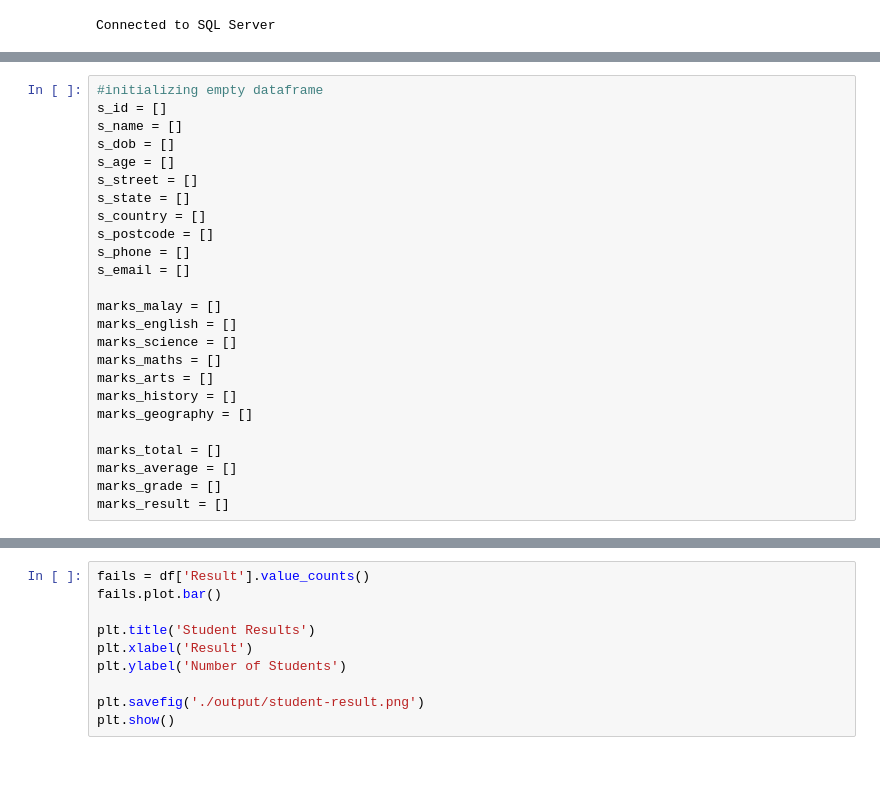
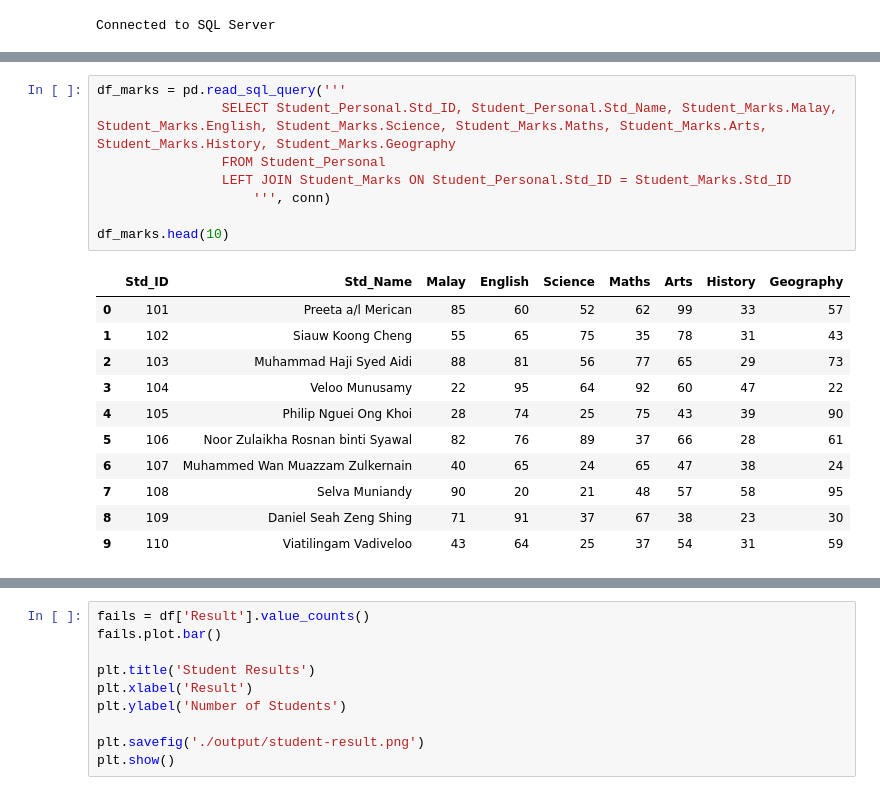
Before and after one commit to amir-yusoff/python-training-miniproject, a Jupyter notebook: analytics.ipynb, the cells around one changed output, grey strips where cells are left out. Drawn from its saved outputs; the diff is of its cells as text; blank space fills up the shorter version.

```diff
--- a/analytics.ipynb
+++ b/analytics.ipynb
@@ -34,28 +35,23 @@ df.head(10)
 | 8 | 109 | Daniel Seah Zeng Shing | 1985-03-06 | 37 | Perdana Business Centre, Bandar D... | Selangor | Malaysia | 47820 | 0125551119 | ... |
 | 9 | 110 | Viatilingam Vadiveloo | 1986-12-02 | 35 | No 142-146, Jalan Tuanku Abdul Ra... | Kuala Lumpur | Malaysia | 50100 | 0125551120 | ... |
 10 rows × 22 columns
-# %%
-#initializing empty dataframe
-s_id = []
-s_name = []
-s_dob = []
-s_age = []
-s_street = []
-s_state = []
-s_country = []
-s_postcode = []
-s_phone = []
-s_email = []
-
-marks_malay = []
-marks_english = []
-marks_science = []
-marks_maths = []
-marks_arts = []
-marks_history = []
-marks_geography = []
-
-marks_total = []
-marks_average = []
-marks_grade = []
-marks_result = []
+# %%
+df_marks = pd.read_sql_query('''
+                SELECT Student_Personal.Std_ID, Student_Personal.Std_Name, Student_Marks.Malay, Student_Marks.English, Student_Marks.Science, Student_Marks.Maths, Student_Marks.Arts, Student_Marks.History, Student_Marks.Geography
+                FROM Student_Personal
+                LEFT JOIN Student_Marks ON Student_Personal.Std_ID = Student_Marks.Std_ID
+                    ''', conn)
+
+df_marks.head(10)
+# %% [output]
+|  | Std_ID | Std_Name | Malay | English | Science | Maths | Arts | History | Geography |
+| 0 | 101 | Preeta a/l Merican | 85 | 60 | 52 | 62 | 99 | 33 | 57 |
+| 1 | 102 | Siauw Koong Cheng | 55 | 65 | 75 | 35 | 78 | 31 | 43 |
+| 2 | 103 | Muhammad Haji Syed Aidi | 88 | 81 | 56 | 77 | 65 | 29 | 73 |
+| 3 | 104 | Veloo Munusamy | 22 | 95 | 64 | 92 | 60 | 47 | 22 |
+| 4 | 105 | Philip Nguei Ong Khoi | 28 | 74 | 25 | 75 | 43 | 39 | 90 |
+| 5 | 106 | Noor Zulaikha Rosnan binti Syawal | 82 | 76 | 89 | 37 | 66 | 28 | 61 |
+| 6 | 107 | Muhammed Wan Muazzam Zulkernain | 40 | 65 | 24 | 65 | 47 | 38 | 24 |
+| 7 | 108 | Selva Muniandy | 90 | 20 | 21 | 48 | 57 | 58 | 95 |
+| 8 | 109 | Daniel Seah Zeng Shing | 71 | 91 | 37 | 67 | 38 | 23 | 30 |
+| 9 | 110 | Viatilingam Vadiveloo | 43 | 64 | 25 | 37 | 54 | 31 | 59 |
```
Also changed, not shown: parts of 13 cells of this notebook, 5 other files.
